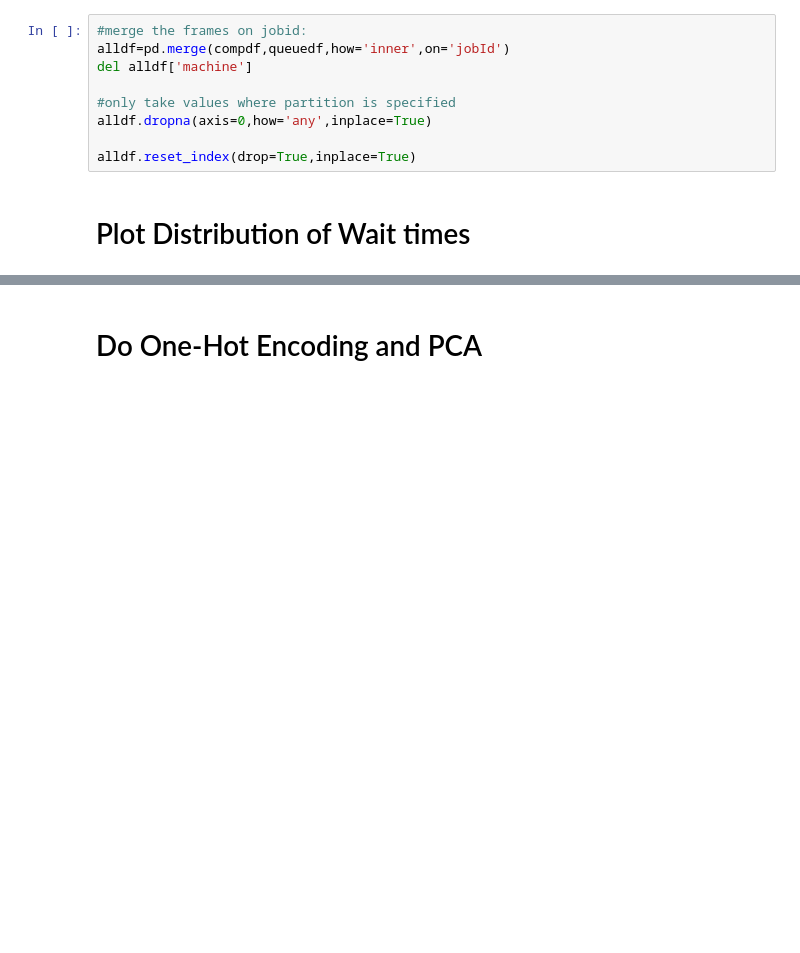
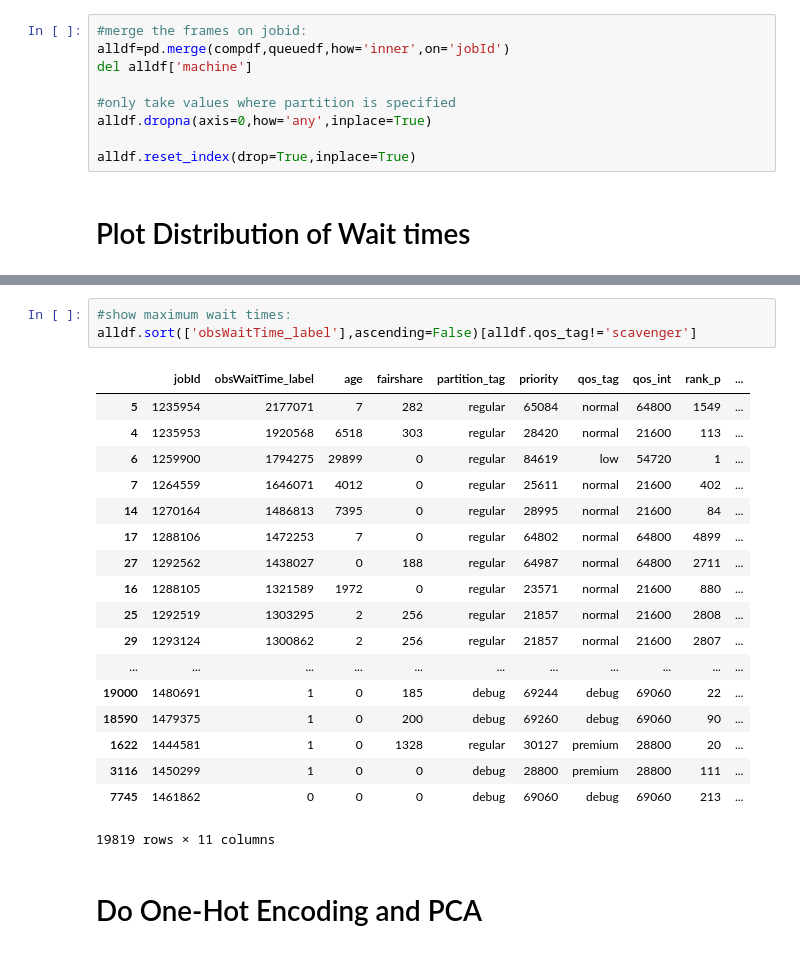
Before and after one commit to NERSC/qpredict, a Jupyter notebook: prepare_data_ankit.ipynb, the cells around one changed output, grey strips where cells are left out. Drawn from its saved outputs; the diff is of its cells as text; blank space fills up the shorter version.

```diff
--- a/prepare_data_ankit.ipynb
+++ b/prepare_data_ankit.ipynb
@@ -169,6 +172,28 @@ plt.bar(X,Y,width=200)
 plt.show()
 # %% [output]
 [figure]
+# %%
+#show maximum wait times:
+alldf.sort(['obsWaitTime_label'],ascending=False)[alldf.qos_tag!='scavenger']
+# %% [output]
+|  | jobId | obsWaitTime_label | age | fairshare | partition_tag | priority | qos_tag | qos_int | rank_p | ... |
+| 5 | 1235954 | 2177071 | 7 | 282 | regular | 65084 | normal | 64800 | 1549 | ... |
+| 4 | 1235953 | 1920568 | 6518 | 303 | regular | 28420 | normal | 21600 | 113 | ... |
+| 6 | 1259900 | 1794275 | 29899 | 0 | regular | 84619 | low | 54720 | 1 | ... |
+| 7 | 1264559 | 1646071 | 4012 | 0 | regular | 25611 | normal | 21600 | 402 | ... |
+| 14 | 1270164 | 1486813 | 7395 | 0 | regular | 28995 | normal | 21600 | 84 | ... |
+| 17 | 1288106 | 1472253 | 7 | 0 | regular | 64802 | normal | 64800 | 4899 | ... |
+| 27 | 1292562 | 1438027 | 0 | 188 | regular | 64987 | normal | 64800 | 2711 | ... |
+| 16 | 1288105 | 1321589 | 1972 | 0 | regular | 23571 | normal | 21600 | 880 | ... |
+| 25 | 1292519 | 1303295 | 2 | 256 | regular | 21857 | normal | 21600 | 2808 | ... |
+| 29 | 1293124 | 1300862 | 2 | 256 | regular | 21857 | normal | 21600 | 2807 | ... |
+| ... | ... | ... | ... | ... | ... | ... | ... | ... | ... | ... |
+| 19000 | 1480691 | 1 | 0 | 185 | debug | 69244 | debug | 69060 | 22 | ... |
+| 18590 | 1479375 | 1 | 0 | 200 | debug | 69260 | debug | 69060 | 90 | ... |
+| 1622 | 1444581 | 1 | 0 | 1328 | regular | 30127 | premium | 28800 | 20 | ... |
+| 3116 | 1450299 | 1 | 0 | 0 | debug | 28800 | premium | 28800 | 111 | ... |
+| 7745 | 1461862 | 0 | 0 | 0 | debug | 69060 | debug | 69060 | 213 | ... |
+19819 rows × 11 columns
 # %% [markdown]
 # Do One-Hot Encoding and PCA
 # %%
```
Also changed, not shown: parts of 4 cells of this notebook.
